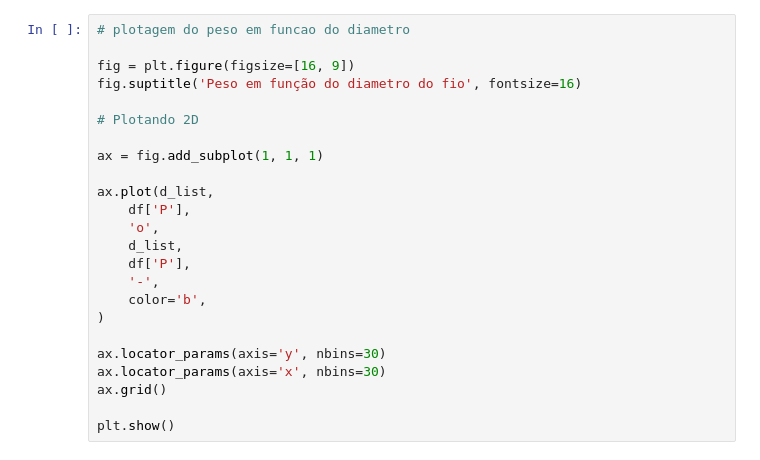
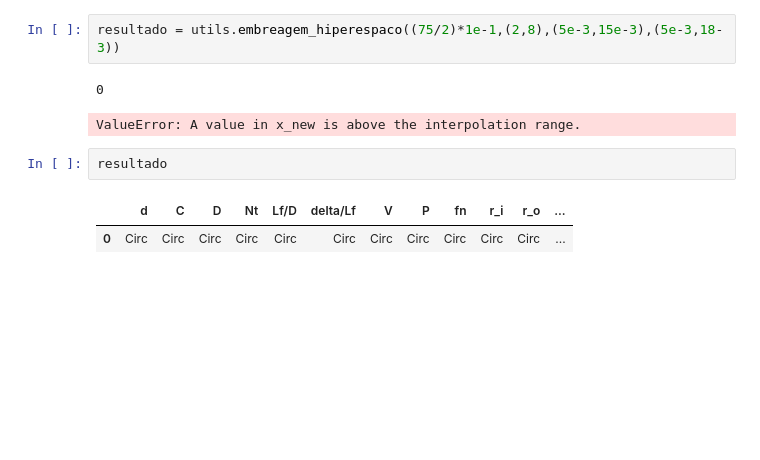
Before and after one commit to Esterci/Engenharia_Mecanica_UFJF, a Jupyter notebook: 12_periodo/elementos_II/embreagem.ipynb, the cells around one changed output. Drawn from its saved outputs; the diff is of its cells as text; blank space fills up the shorter version.

```diff
--- a/12_periodo/elementos_II/embreagem.ipynb
+++ b/12_periodo/elementos_II/embreagem.ipynb
@@ -43,24 +7,10 @@ for r_i in r_i_list:
-# %%
-# plotagem do peso em funcao do diametro
-
-fig = plt.figure(figsize=[16, 9])
-fig.suptitle('Peso em função do diametro do fio', fontsize=16)
-
-# Plotando 2D
-
-ax = fig.add_subplot(1, 1, 1)
-
-ax.plot(d_list,
-    df['P'],
-    'o',
-    d_list,
-    df['P'],
-    '-',
-    color='b',
-)
-
-ax.locator_params(axis='y', nbins=30)
-ax.locator_params(axis='x', nbins=30)
-ax.grid()
-
-plt.show()
+# %%
+resultado = utils.embreagem_hiperespaco((75/2)*1e-1,(2,8),(5e-3,15e-3),(5e-3,18-3))
+# %% [output]
+0
+ValueError: A value in x_new is above the interpolation range.
+# %%
+resultado
+# %% [output]
+|  | d | C | D | Nt | Lf/D | delta/Lf | V | P | fn | r_i | r_o | ... |
+| 0 | Circ | Circ | Circ | Circ | Circ | Circ | Circ | Circ | Circ | Circ | Circ | ... |
```
Also changed, not shown: parts of 3 cells of this notebook, 3 other files.
